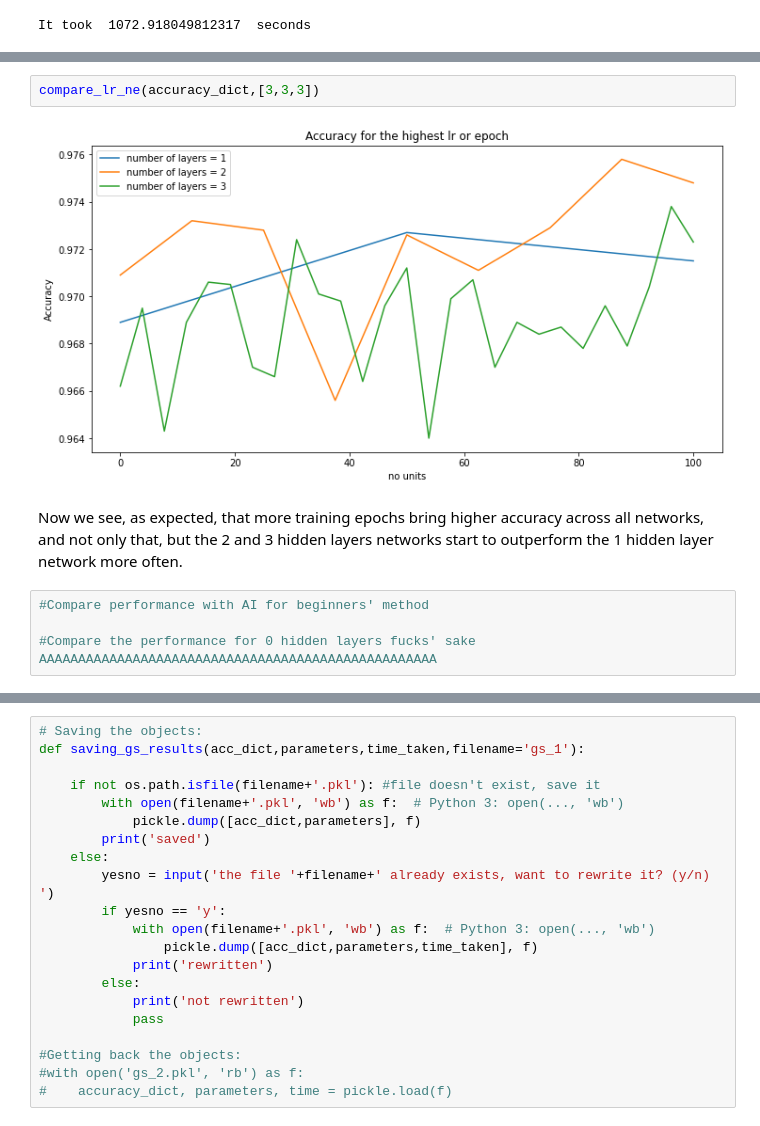
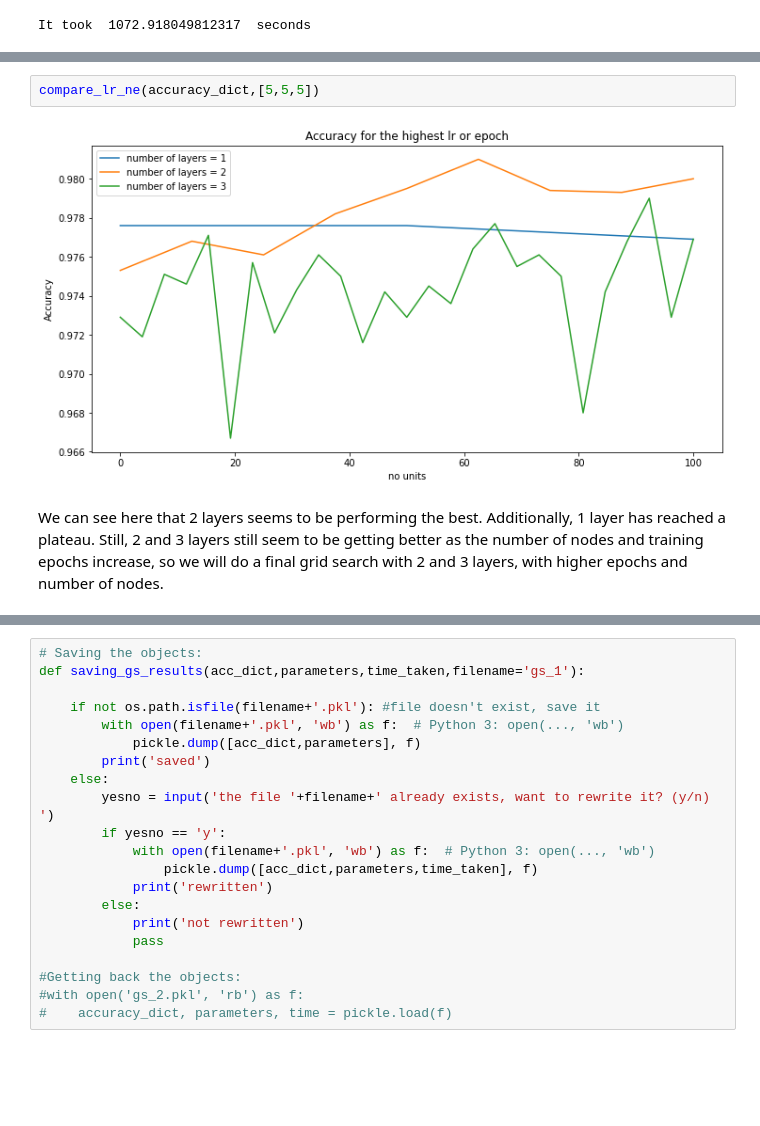
Before and after one commit to Oriol23/Making-a-perceptron-from-scratch, a Jupyter notebook: Multi layered perceptron.ipynb, the cells around one changed output, grey strips where cells are left out. Saved outputs shown, nothing was run; the diff lists cells and outputs as text; blank space fills up the shorter version.

```diff
--- a/Multi layered perceptron.ipynb
+++ b/Multi layered perceptron.ipynb
@@ -753,10 +782,7 @@ disp_gs_results(accuracy_dict,'ne')
-# %%
-compare_lr_ne(accuracy_dict,[3,3,3])
-# %% [output]
-[figure, removed]
-# %% [markdown]
-Now we see, as expected, that more training epochs bring higher accuracy across all networks, and not only that, but the 2 and 3 hidden layers networks start to outperform the 1 hidden layer network more often.
-# %%
-#Compare performance with AI for beginners' method
-
-#Compare the performance for 0 hidden layers fucks' sake AAAAAAAAAAAAAAAAAAAAAAAAAAAAAAAAAAAAAAAAAAAAAAAAAAA
+# %%
+compare_lr_ne(accuracy_dict,[5,5,5])
+# %% [output]
+[figure, added]
+# %% [markdown]
+We can see here that 2 layers seems to be performing the best. Additionally, 1 layer has reached a plateau.
+Still, 2 and 3 layers still seem to be getting better as the number of nodes and training epochs increase, so we will do a final grid search with 2 and 3 layers, with higher epochs and number of nodes.
```
Also changed, not shown: parts of 15 cells of this notebook, 1 other file.
